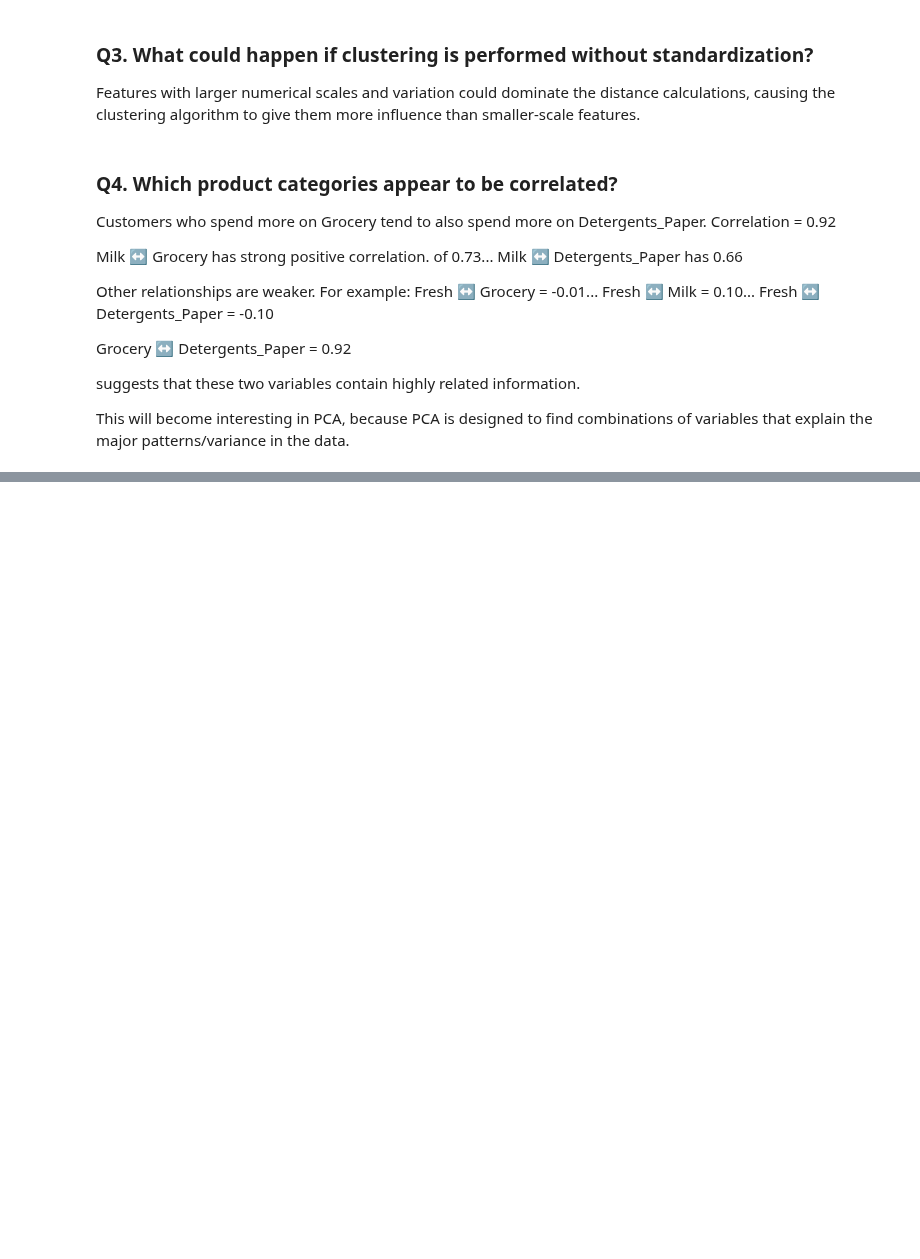
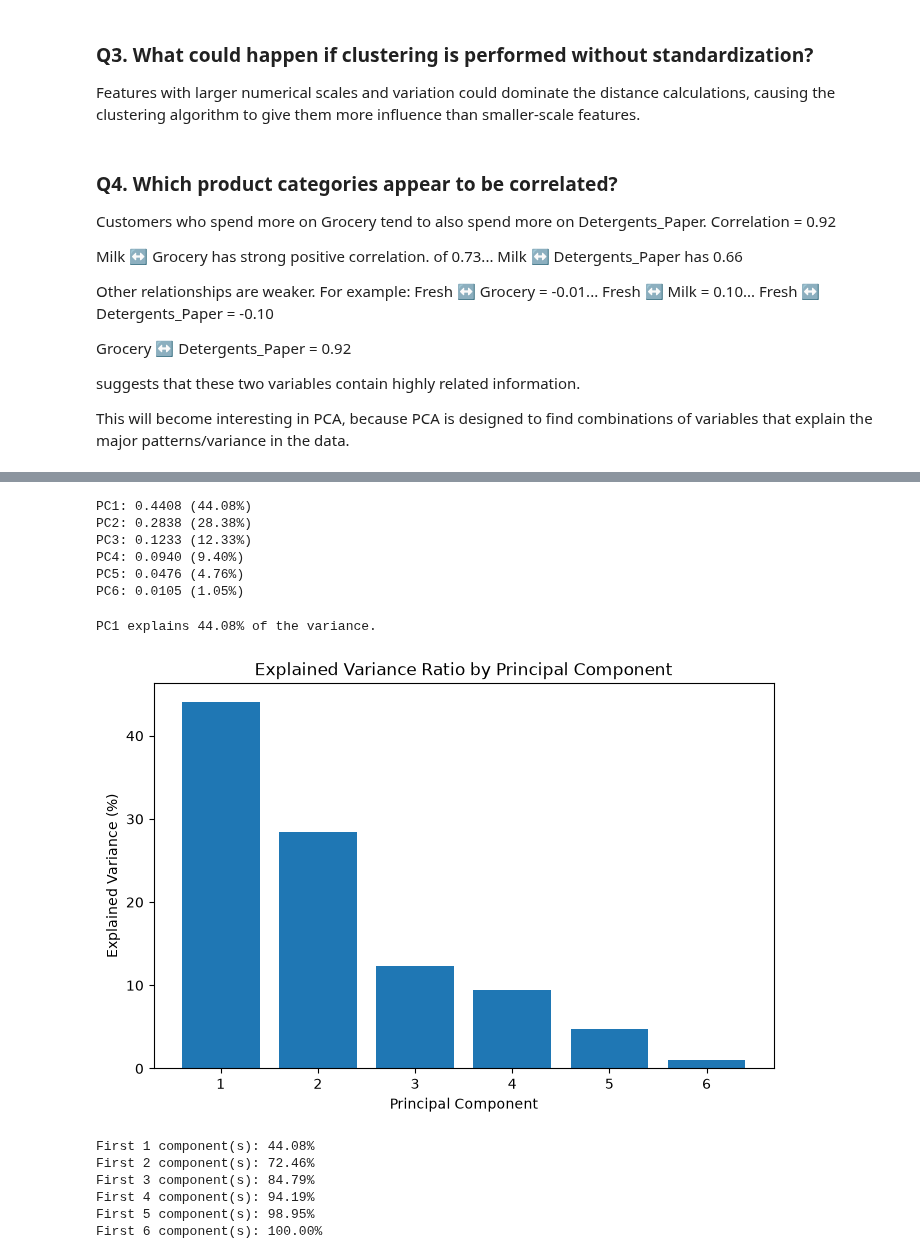
Before and after one commit to sudarshanchaudhari05/Placement-Prep, a Jupyter notebook: Machine learing and computer vison/Home Assignment/Home Assignment 3/Home Assignment 3 codebook.ipynb, the cells around one changed output, grey strips where cells are left out. Cells and saved outputs as stored; diff of their text form; code cells hidden in the pictures; blank space fills up the shorter version.

```diff
--- a/Machine learing and computer vison/Home Assignment/Home Assignment 3/Home Assignment 3 codebook.ipynb
+++ b/Machine learing and computer vison/Home Assignment/Home Assignment 3/Home Assignment 3 codebook.ipynb
@@ -285,0 +350,8 @@ This will become interesting in PCA, because PCA is designed to find combination
+# %%
+# Apply PCA to the standardized data
+
+pca = PCA(n_components=6)
+
+X_pca = pca.fit_transform(X_scaled)
+
+print("Shape of PCA-transformed data:", X_pca.shape)
@@ -285,0 +385,56 @@ This will become interesting in PCA, because PCA is designed to find combination
+# %%
+# Explained variance ratio of each principal component
+
+explained_variance = pca.explained_variance_ratio_
+
+for i, variance in enumerate(explained_variance, start=1):
+    print(f"PC{i}: {variance:.4f} ({variance * 100:.2f}%)")
+# %% [output]
+PC1: 0.4408 (44.08%)
+PC2: 0.2838 (28.38%)
+PC3: 0.1233 (12.33%)
+PC4: 0.0940 (9.40%)
+PC5: 0.0476 (4.76%)
+PC6: 0.0105 (1.05%)
+# %%
+# Variance explained by PC1
+
+pc1_variance = pca.explained_variance_ratio_[0]
+
+print(f"PC1 explains {pc1_variance * 100:.2f}% of the variance.")
+# %% [output]
+PC1 explains 44.08% of the variance.
+# %%
+# Plot explained variance ratio
+
+components = range(1, len(explained_variance) + 1)
+
+plt.figure(figsize=(8, 5))
+
+plt.bar(
+    components,
+    explained_variance * 100
+)
+
+plt.xlabel("Principal Component")
+plt.ylabel("Explained Variance (%)")
+plt.title("Explained Variance Ratio by Principal Component")
+
+plt.xticks(components)
+plt.show()
+# %% [output]
+[figure, added]
+# %%
+# Calculate cumulative explained variance
+
+cumulative_variance = np.cumsum(explained_variance)
+
+for i, variance in enumerate(cumulative_variance, start=1):
+    print(f"First {i} component(s): {variance * 100:.2f}%")
+# %% [output]
+First 1 component(s): 44.08%
+First 2 component(s): 72.46%
+First 3 component(s): 84.79%
+First 4 component(s): 94.19%
+First 5 component(s): 98.95%
+First 6 component(s): 100.00%
```
Also changed, not shown: parts of 141 cells of this notebook.
